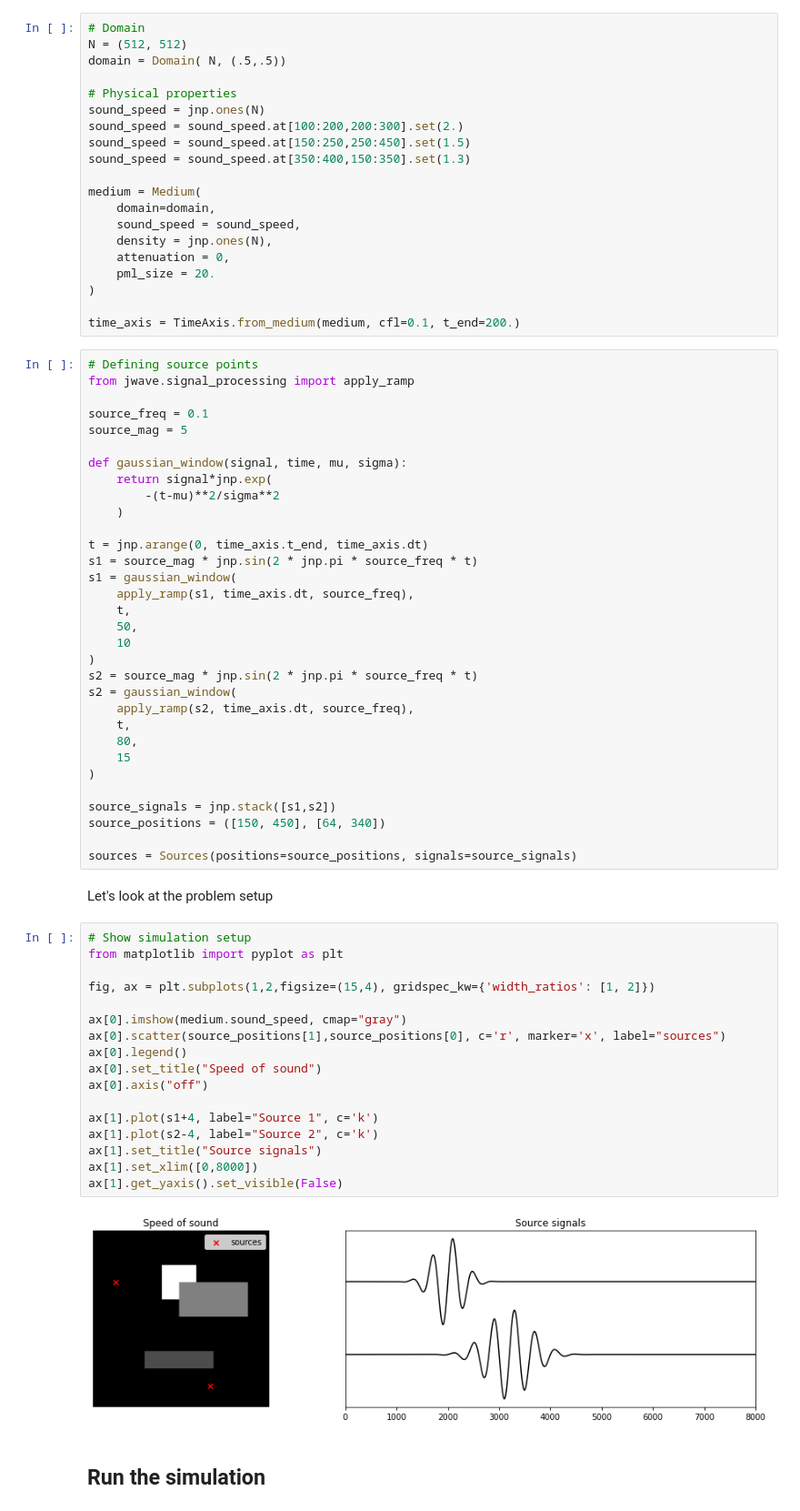
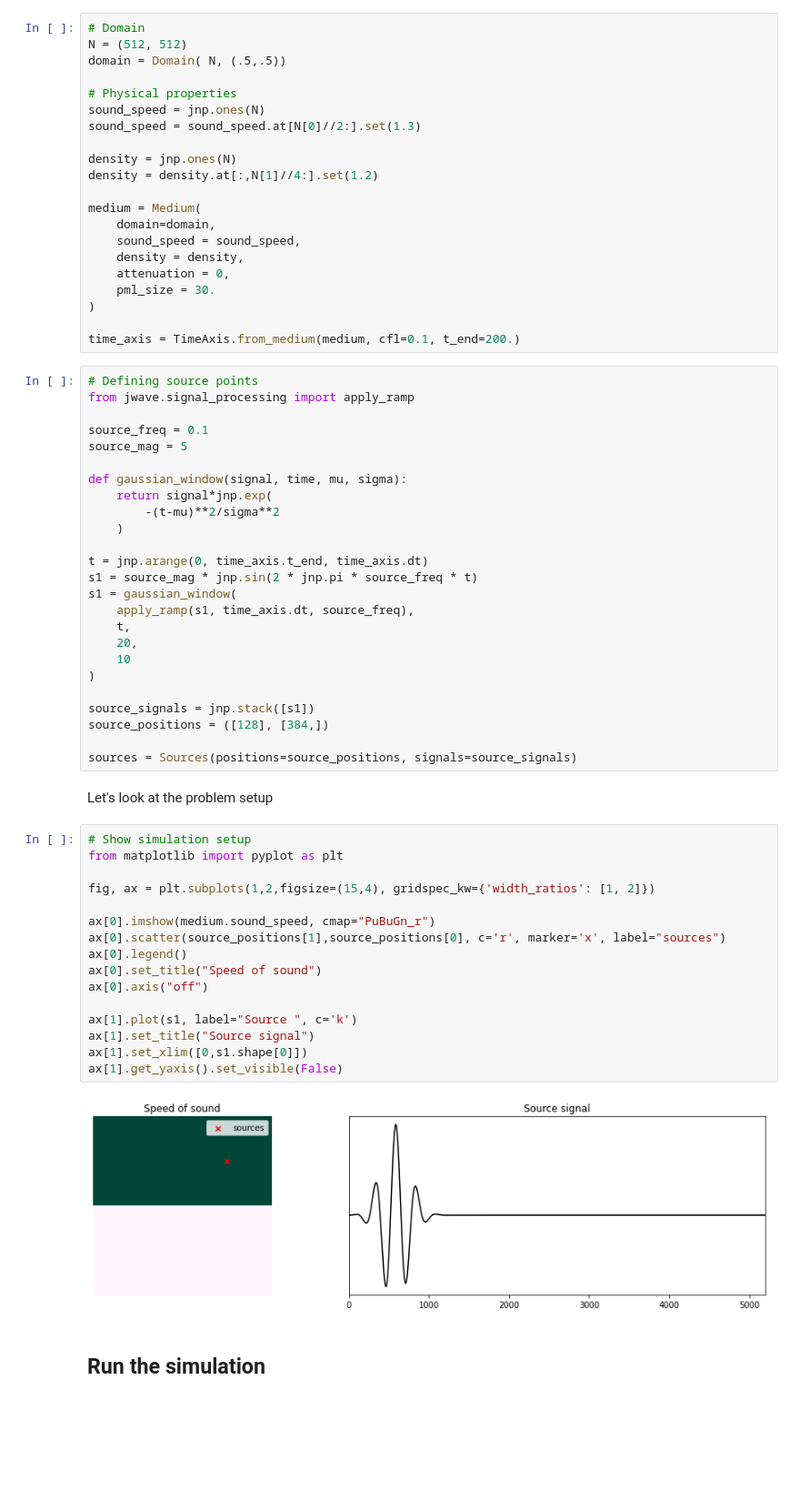
Before and after one commit to ucl-bug/jwave, a Jupyter notebook: docs/notebooks/sim_wave_equation.ipynb, the cells around one changed output. Shown at 91% size. Saved outputs shown, nothing was run; the diff lists cells and outputs as text; blank space fills up the shorter version.

```diff
--- a/docs/notebooks/sim_wave_equation.ipynb
+++ b/docs/notebooks/sim_wave_equation.ipynb
@@ -16,16 +14,17 @@ domain = Domain( N, (.5,.5))
 
 # Physical properties
 sound_speed = jnp.ones(N)
-sound_speed = sound_speed.at[100:200,200:300].set(2.)
-sound_speed = sound_speed.at[150:250,250:450].set(1.5)
-sound_speed = sound_speed.at[350:400,150:350].set(1.3)
+sound_speed = sound_speed.at[N[0]//2:].set(1.3)
+
+density = jnp.ones(N)
+density = density.at[:,N[1]//4:].set(1.2)
 
 medium = Medium(
     domain=domain,
     sound_speed = sound_speed,
-    density = jnp.ones(N),
+    density = density,
     attenuation = 0,
-    pml_size = 20.
+    pml_size = 30.
 )
 
 time_axis = TimeAxis.from_medium(medium, cfl=0.1, t_end=200.)
@@ -46,19 +45,12 @@ s1 = source_mag * jnp.sin(2 * jnp.pi * source_freq * t)
 s1 = gaussian_window(
     apply_ramp(s1, time_axis.dt, source_freq),
     t,
-    50,
+    20,
     10
 )
-s2 = source_mag * jnp.sin(2 * jnp.pi * source_freq * t)
-s2 = gaussian_window(
-    apply_ramp(s2, time_axis.dt, source_freq),
-    t,
-    80,
-    15
-)
 
-source_signals = jnp.stack([s1,s2])
-source_positions = ([150, 450], [64, 340])
+source_signals = jnp.stack([s1])
+source_positions = ([128], [384,])
 
 sources = Sources(positions=source_positions, signals=source_signals)
 # %% [markdown]
@@ -68,22 +60,21 @@ Let's look at the problem setup
 # %%
 # Show simulation setup
 from matplotlib import pyplot as plt
 
 fig, ax = plt.subplots(1,2,figsize=(15,4), gridspec_kw={'width_ratios': [1, 2]})
 
-ax[0].imshow(medium.sound_speed, cmap="gray")
+ax[0].imshow(medium.sound_speed, cmap="PuBuGn_r")
 ax[0].scatter(source_positions[1],source_positions[0], c='r', marker='x', label="sources")
 ax[0].legend()
 ax[0].set_title("Speed of sound")
 ax[0].axis("off")
 
-ax[1].plot(s1+4, label="Source 1", c='k')
-ax[1].plot(s2-4, label="Source 2", c='k')
-ax[1].set_title("Source signals")
-ax[1].set_xlim([0,8000])
+ax[1].plot(s1, label="Source ", c='k')
+ax[1].set_title("Source signal")
+ax[1].set_xlim([0,s1.shape[0]])
 ax[1].get_yaxis().set_visible(False)
 # %% [output]
-[figure, old version]
+[figure, new version]
 # %% [markdown]
 ## Run the simulation
 # %%
```
Also changed, not shown: parts of 16 cells of this notebook, 11 other files.
